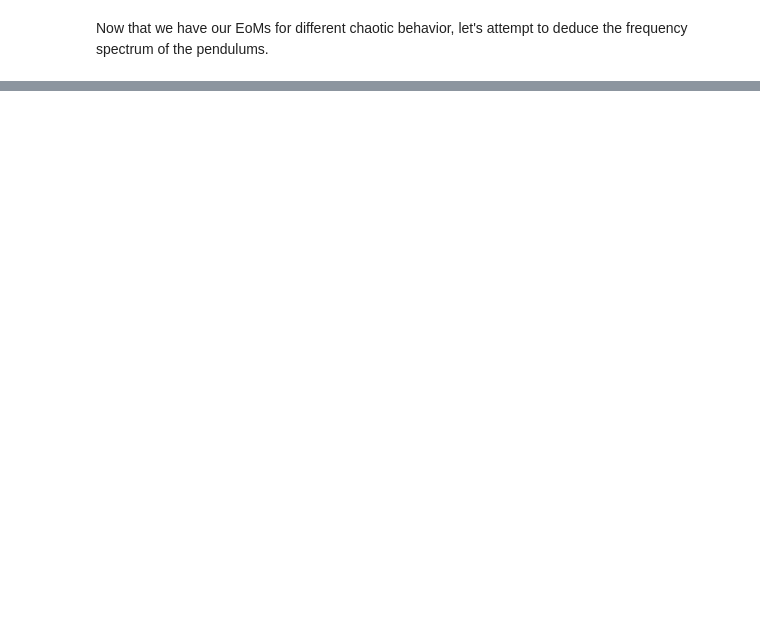
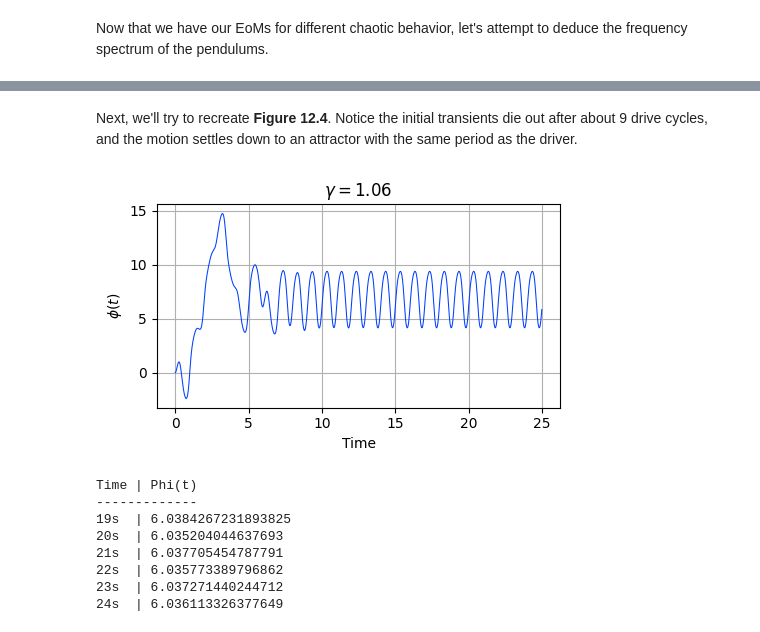
Before and after one commit to dylanbloodworth/LearningNumericalMethods, a Jupyter notebook: Chapter 3/3.4 Fourier.ipynb, the cells around one changed output, grey strips where cells are left out. Saved outputs shown, nothing was run; the diff lists cells and outputs as text; code cells hidden in the pictures; blank space fills up the shorter version.

```diff
--- a/Chapter 3/3.4 Fourier.ipynb
+++ b/Chapter 3/3.4 Fourier.ipynb
@@ -339,12 +338,0 @@ plt.show()
-# %%
-fig1, axis = plt.subplots(1, 3, figsize = (10,3))
-
-for i in range(3):
-    y = ifft(vars()['Yn'+str(i)])
-
-    axis[i].plot(t0, y.real, 'b')
-
-fig1.suptitle('Inverse DFT')
-fig1.supxlabel('Time')
-fig1.supylabel('Position')
-plt.show()
@@ -352,0 +376,29 @@ plt.show()
+# %% [markdown]
+Next, we'll try to recreate <b>Figure 12.4</b>. Notice the initial transients die out after about 9 drive cycles, and the motion settles down to an attractor with the same period as the driver.
+# %%
+gamma = 1.06 ; N = 2500
+
+coords, t = dsbRK4([0, 0], realrealPen, 2, N, h)
+x, v = coords
+
+plt.figure(figsize = (5, 3))
+plt.title('$\\gamma = 1.06$')
+plt.ylabel('$\\phi(t)$')
+plt.xlabel('Time')
+plt.plot(t, x)
+plt.show()
+
+print("Time | Phi(t)")
+print("-------------")
+for i in range(1900, 2500, 100):
+    print(str(round(t[i])) + "s  | " + str(x[i]))
+# %% [output]
+[figure, added]
+Time | Phi(t)
+-------------
+19s  | 6.0384267231893825
+20s  | 6.035204044637693
+21s  | 6.037705454787791
+22s  | 6.035773389796862
+23s  | 6.037271440244712
+24s  | 6.036113326377649
```
Also changed, not shown: parts of 18 cells of this notebook.
